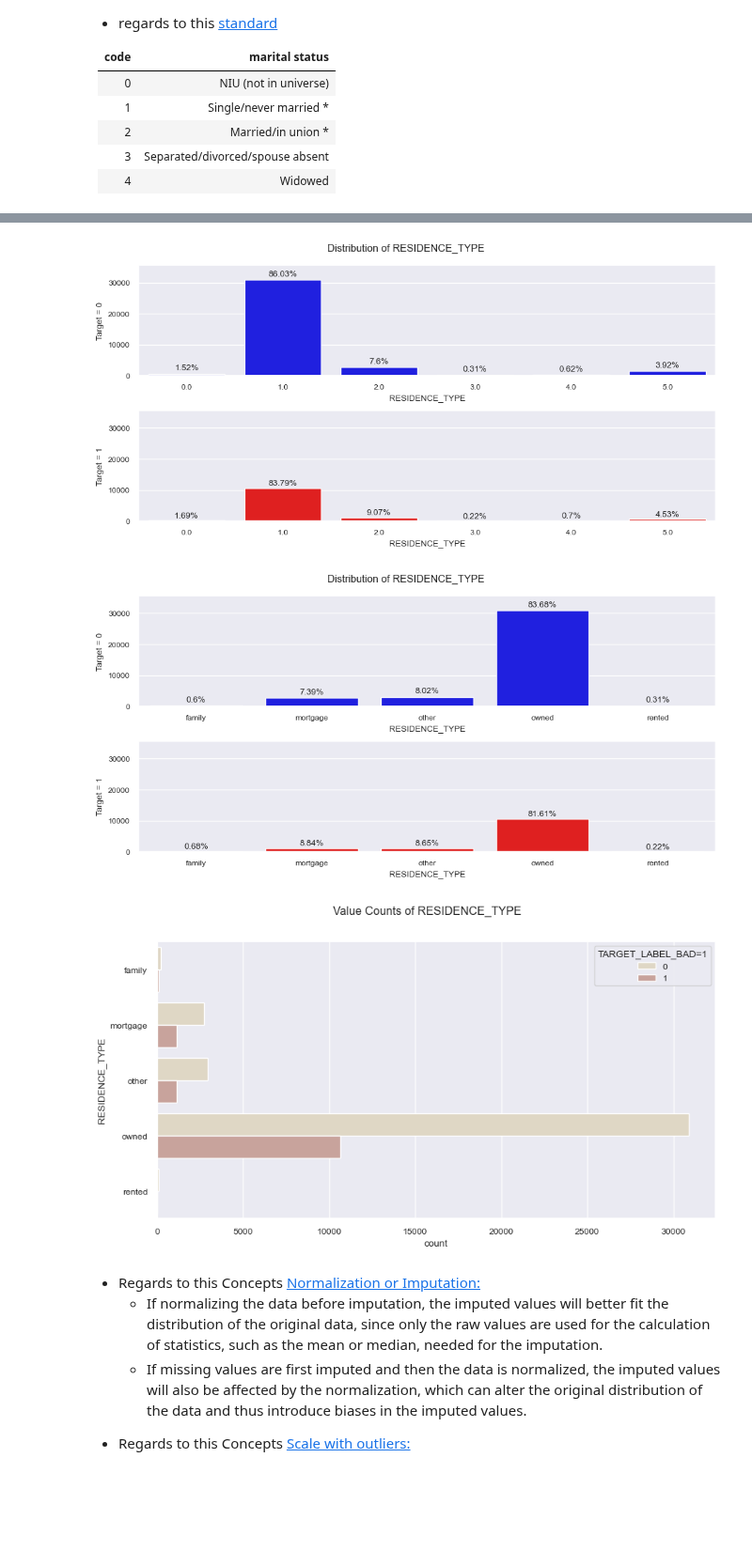
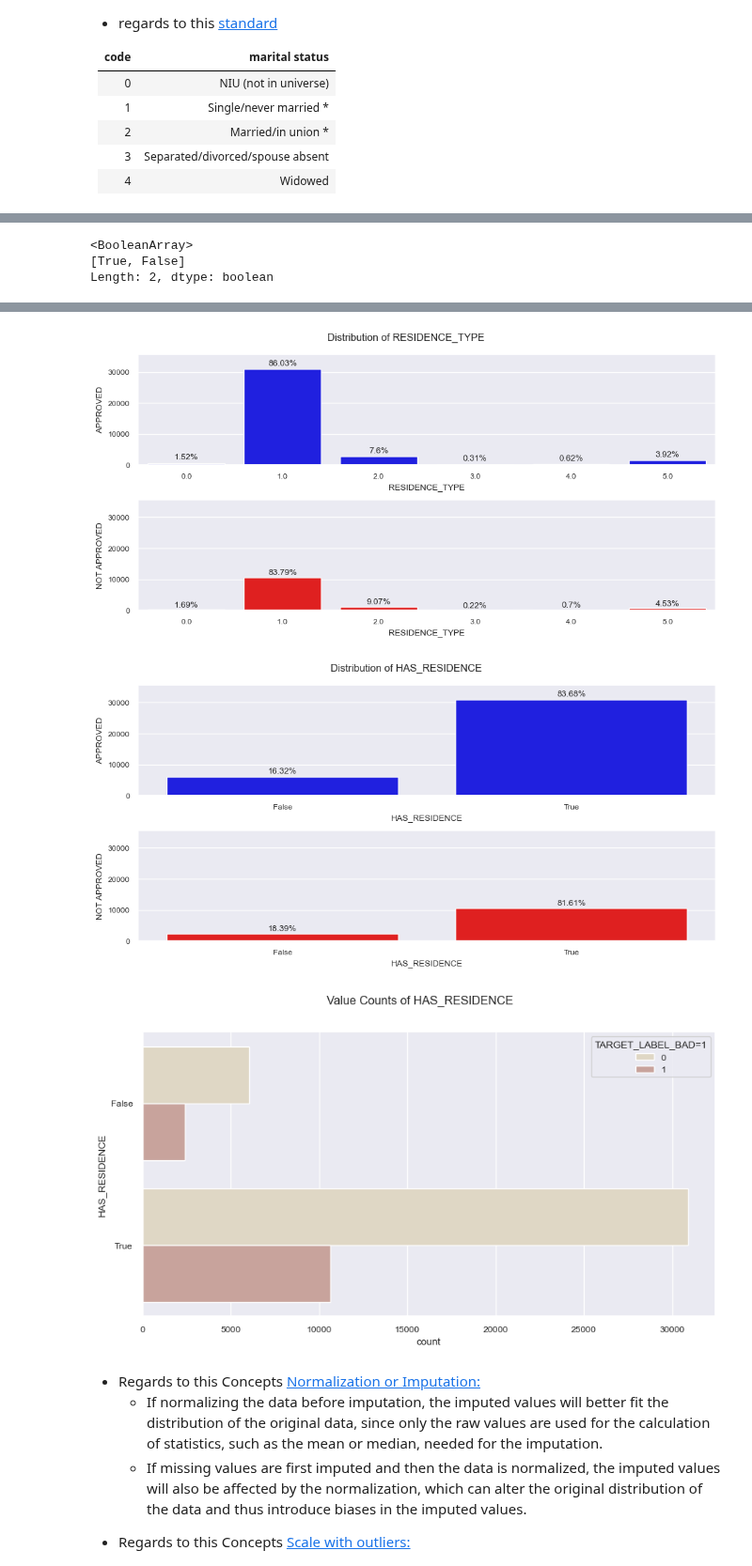
Before and after one commit to tutecode/credit-risk-analysis, a Jupyter notebook: src/notebooks/eda_ml_model_dev_v0.ipynb, the cells around one changed output, grey strips where cells are left out. Shown at 94% size. Drawn from its saved outputs; the diff is of its cells as text; code cells hidden in the pictures; blank space fills up the shorter version.

```diff
--- a/src/notebooks/eda_ml_model_dev_v0.ipynb
+++ b/src/notebooks/eda_ml_model_dev_v0.ipynb
@@ -348,9 +311,4 @@ app_train_cop, target_col = preprocessing.normalized_data(app_train)
 ### Cleaning Data
 # %% [markdown]
 #### Working on Numerical Data
-# %%
-# Column 'ID_CLIENT': deleted because it is only an index
-app_train_cop.drop(columns=["ID_CLIENT"], inplace=True)
-number_field_names = app_train.select_dtypes(include="number").columns.to_list()
-number_field_names.remove("ID_CLIENT")
 # %%
@@ -411,8 +398,18 @@ plot.plot_value_counts(app_train_cop, 'HAS_DEPENDANTS') # after normalizing
+# %%
+app_train_cop['HAS_RESIDENCE'].unique()
+# %% [output]
+<BooleanArray>
+[True, False]
+Length: 2, dtype: boolean
 # %%
-# 'RESIDENCE_TYPE': categoric, {1: 'owned', 2:'mortgage', 3:'rented', 4:'family', 5:'other'}
-reload(plot)
-app_train['RESIDENCE_TYPE'].fillna(0)
+# 'RESIDENCE_TYPE': categoric, {1:TRUE, !=1:False}
+print(app_train.groupby('RESIDENCE_TYPE')['RESIDENCE_TYPE'].value_counts())
+# Until september of 2021, the average of owner residence is nearly 57%
+# So for this dataframe, is good to assume that 1 is for owners and the oth
+
+app_train['RESIDENCE_TYPE'].fillna(0) # 1349 null values
+
 plot.plotting_distribution_bar(app_train, 'RESIDENCE_TYPE', 'vertical') # before cleaning
-plot.plotting_distribution_bar(app_train_cop, 'RESIDENCE_TYPE', 'vertical') # before cleaning
-plot.plot_value_counts(app_train_cop, 'RESIDENCE_TYPE') # after normalizing
+plot.plotting_distribution_bar(app_train_cop, 'HAS_RESIDENCE', 'vertical') # before cleaning
+plot.plot_value_counts(app_train_cop, 'HAS_RESIDENCE') # after normalizing
 # %% [output]
@@ -419,5 +424,5 @@ plot.plot_value_counts(app_train_cop, 'RESIDENCE_TYPE') # after normalizing
-[figure, old version]
+[figure, new version]
-[figure, old version]
+[figure, new version]
-[figure, old version]
+[figure, new version]
 # %% [markdown]
 - Regards to this Concepts [Normalization or Imputation:](https://stats.stackexchange.com/questions/138203/imputation-of-missing-data-before-or-after-centering-and-scaling)
```
Also changed, not shown: parts of 34 cells of this notebook, 2 other files.
